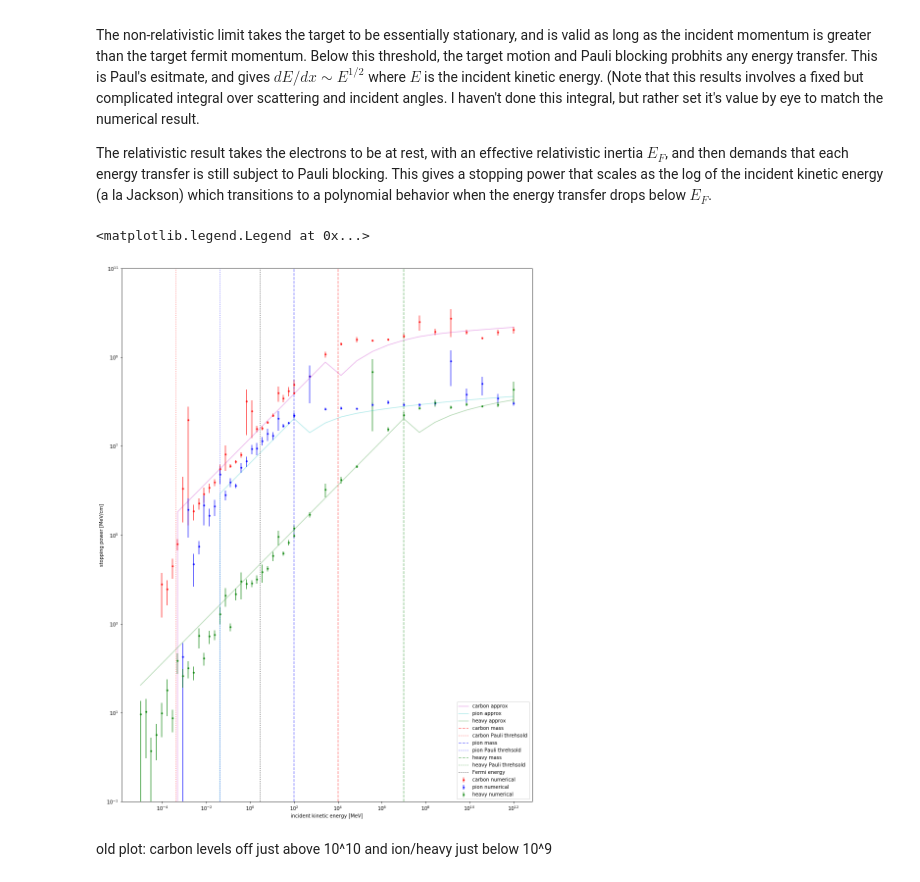
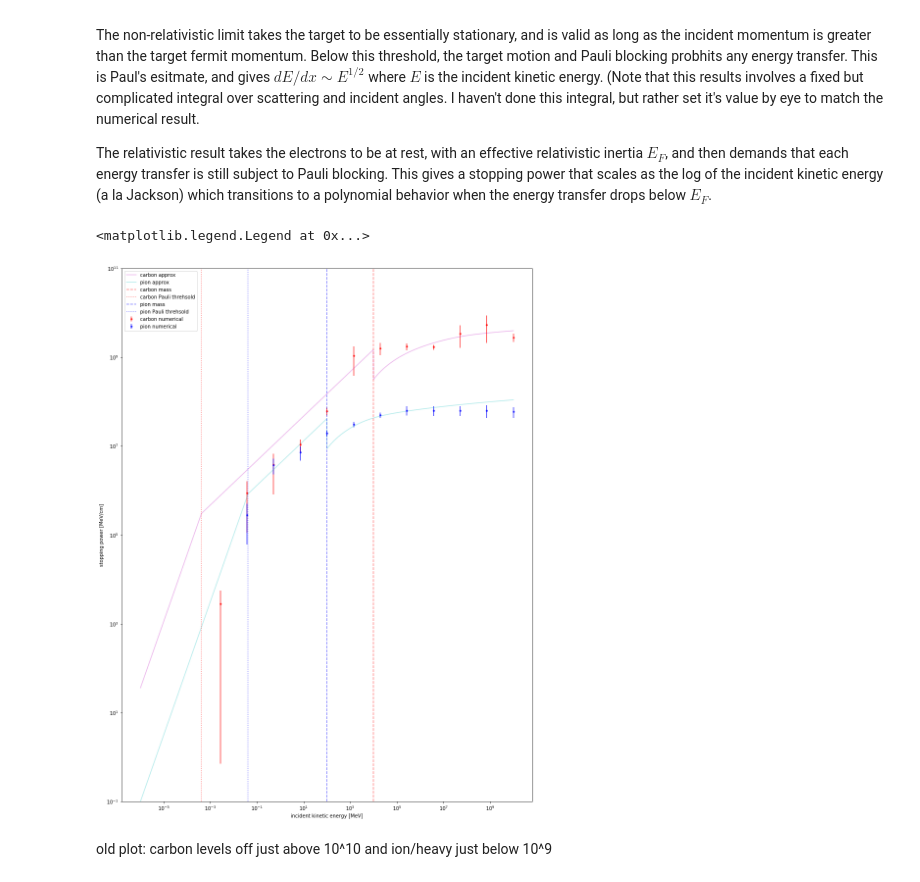
Before and after one commit to vijayoct27/Qballs, a Jupyter notebook: calc/coulomb-tests.ipynb, the cells around one changed output. Cells and saved outputs as stored; diff of their text form; code cells hidden in the pictures.

```diff
--- a/calc/coulomb-tests.ipynb
+++ b/calc/coulomb-tests.ipynb
@@ -53,15 +53,17 @@ timeit dedx_carbon_func([10.0**-2, 1.0, 100.0, 10**4, 10**6], samples=1000)
 Timing: 1.3 sec per 5000 samples, $\Rightarrow \sim 3 \cdot 10^{-4}$ sec per sample.
 Need at least $10^5$ samples per incident momentum for percent-level accuracy - thats $30$ seconds per momentum point and about a half hour to construct one stopping power curve.
 # %%
-ke = np.concatenate((np.logspace(-5, 2, 30),
-                     np.logspace(2, 12, 15)))
-samples = 10**6
+ke = np.logspace(-6, 10, 15)
+ke_dense = np.logspace(-6, 10, 15*10**2)
+samples = 5*10**6
 
 t0 = time.time()
 dedx_carbon, dedx_carbon_error = dedx_carbon_func(ke, samples=samples)
+print "finished in {:0.2f} minutes".format((time.time() - t0)/60.0)
+t1 = time.time()
 dedx_pion, dedx_pion_error = dedx_pion_func(ke, samples=samples)
-dedx_heavy, dedx_heavy_error = dedx_heavy_func(ke, samples=samples)
-print "finished in {:0.2f} minutes".format((time.time() - t0)/60.0)
+# dedx_heavy, dedx_heavy_error = dedx_heavy_func(ke, samples=samples)
+print "finished in {:0.2f} minutes".format((time.time() - t1)/60.0)
 
 # save results
 name = "azi"
@@ -71,6 +73,6 @@ np.savetxt("dedx_carbon_{}.txt".format(name),
 np.savetxt("dedx_pion_{}.txt".format(name),
             np.concatenate(([ke], [dedx_pion],
                             [dedx_pion_error])).T)
-np.savetxt("dedx_heavy_{}.txt".format(name),
-            np.concatenate(([ke], [dedx_heavy],
-                            [dedx_heavy_error])).T)
+# np.savetxt("dedx_heavy_{}.txt".format(name),
+#             np.concatenate(([ke], [dedx_heavy],
+#                             [dedx_heavy_error])).T)
@@ -96,49 +96,53 @@ ax.errorbar(ke, dedx_carbon, yerr=dedx_carbon_error,
 ax.errorbar(ke, dedx_pion, yerr=dedx_pion_error,
             alpha=0.8, marker='.', linestyle='', color='b',
             label='pion numerical')
-ax.errorbar(ke, dedx_heavy, yerr=dedx_heavy_error,
-            alpha=0.8, marker='.', linestyle='', color='g',
-            label='heavy numerical')
+# ax.errorbar(ke, dedx_heavy, yerr=dedx_heavy_error,
+#             alpha=0.8, marker='.', linestyle='', color='g',
+#             label='heavy numerical')
 
 # limiting approximations
-ax.plot(ke, dedx_carbon_approx_func(ke), alpha=0.3,
+ax.plot(ke_dense, dedx_carbon_approx_func(ke_dense), alpha=0.3,
         marker='', linestyle='-', color='m',
         label='carbon approx')
-ax.plot(ke, dedx_pion_approx_func(ke), alpha=0.3,
+ax.plot(ke_dense, dedx_pion_approx_func(ke_dense), alpha=0.3,
         marker='', linestyle='-', color='c',
         label='pion approx')
-ax.plot(ke, dedx_heavy_approx_func(ke), alpha=0.3,
-        marker='', linestyle='-', color='g',
-        label='heavy approx')
+# ax.plot(ke, dedx_heavy_approx_func(ke), alpha=0.3,
+#         marker='', linestyle='-', color='g',
+#         label='heavy approx')
 
 # energy scales
 ax.axvline(M_carbon, linestyle='--', color='r', alpha=0.5,
            label="carbon mass")
 ax.axvline(wd.kinetic_cutoff(M_carbon),
            linestyle=':', color='r', alpha=0.4,
            label="carbon Pauli threhsold")
 ax.axvline(M_pion, linestyle='--', color='b', alpha=0.5,
            label="pion mass")
 ax.axvline(wd.kinetic_cutoff(M_pion),
            linestyle=':', color='b', alpha=0.4,
            label="pion Pauli threhsold")
-ax.axvline(M_heavy, linestyle='--', color='g', alpha=0.5,
-           label="heavy mass")
-ax.axvline(wd.kinetic_cutoff(M_heavy),
-           linestyle=':', color='g', alpha=0.4,
-           label="heavy Pauli threhsold")
-ax.axvline(wd.Efermi, linestyle=':', color='k', alpha=0.5,
-           label="Fermi energy")
+# ax.axvline(M_heavy, linestyle='--', color='g', alpha=0.5,
+#            label="heavy mass")
+# ax.axvline(wd.kinetic_cutoff(M_heavy),
+#            linestyle=':', color='g', alpha=0.4,
+#            label="heavy Pauli threhsold")
+# ax.axvline(wd.Efermi, linestyle=':', color='k', alpha=0.5,
+#            label="Fermi energy")
+
+# for ke_i in ke:
+#     ax.axvline(ke_i, linestyle='--', color='k', alpha=0.4)
+
 
 ax.set_xlabel("incident kinetic energy [MeV]")
 ax.set_ylabel("stopping power [MeV/cm]")
 ax.set_xscale("log")
 ax.set_yscale("log")
 ax.set_ylim([10**-1, 10**11])
 ax.legend(loc="best")
 # %% [output]
 <matplotlib.legend.Legend at 0x...>
-[figure, old version]
+[figure, new version]
 # %% [markdown]
 old plot:
     carbon levels off just above 10^10 and ion/heavy just below 10^9
```
Also changed, not shown: parts of 3 cells of this notebook, 1 other file.
